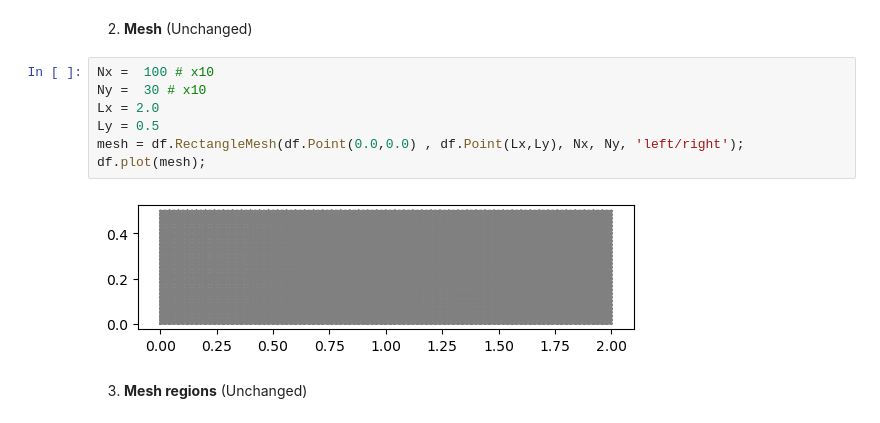
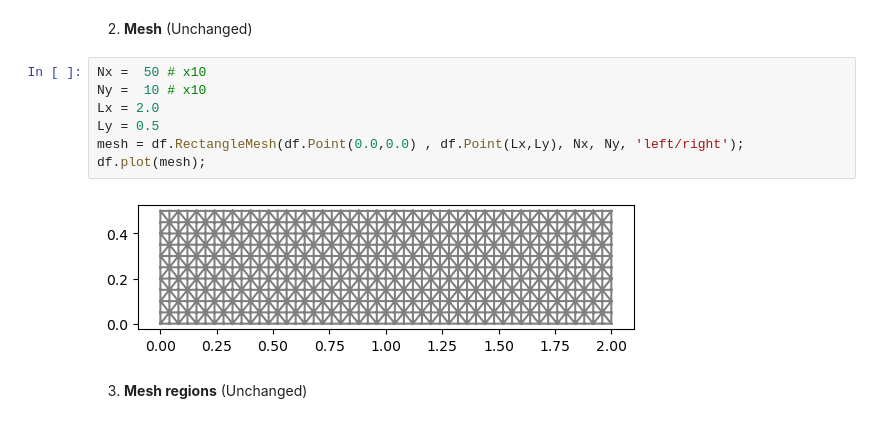
Before and after one commit to felipefr/ddfenics, a Jupyter notebook: tutorial/nonlinear/main_bar_nonlinear_dd.ipynb, the cells around one changed output. Drawn from its saved outputs; the diff is of its cells as text.

```diff
--- a/tutorial/nonlinear/main_bar_nonlinear_dd.ipynb
+++ b/tutorial/nonlinear/main_bar_nonlinear_dd.ipynb
@@ -57,14 +57,14 @@ shuffling
 # %% [markdown]
 2) **Mesh** (Unchanged)
 # %%
-Nx =  100 # x10
-Ny =  30 # x10
+Nx =  50 # x10
+Ny =  10 # x10
 Lx = 2.0
 Ly = 0.5
 mesh = df.RectangleMesh(df.Point(0.0,0.0) , df.Point(Lx,Ly), Nx, Ny, 'left/right');
 df.plot(mesh);
 # %% [output]
-[figure, old version]
+[figure, new version]
 # %% [markdown]
 3) **Mesh regions** (Unchanged)
 # %%
```
Also changed, not shown: parts of 6 cells of this notebook, 6 other files.
